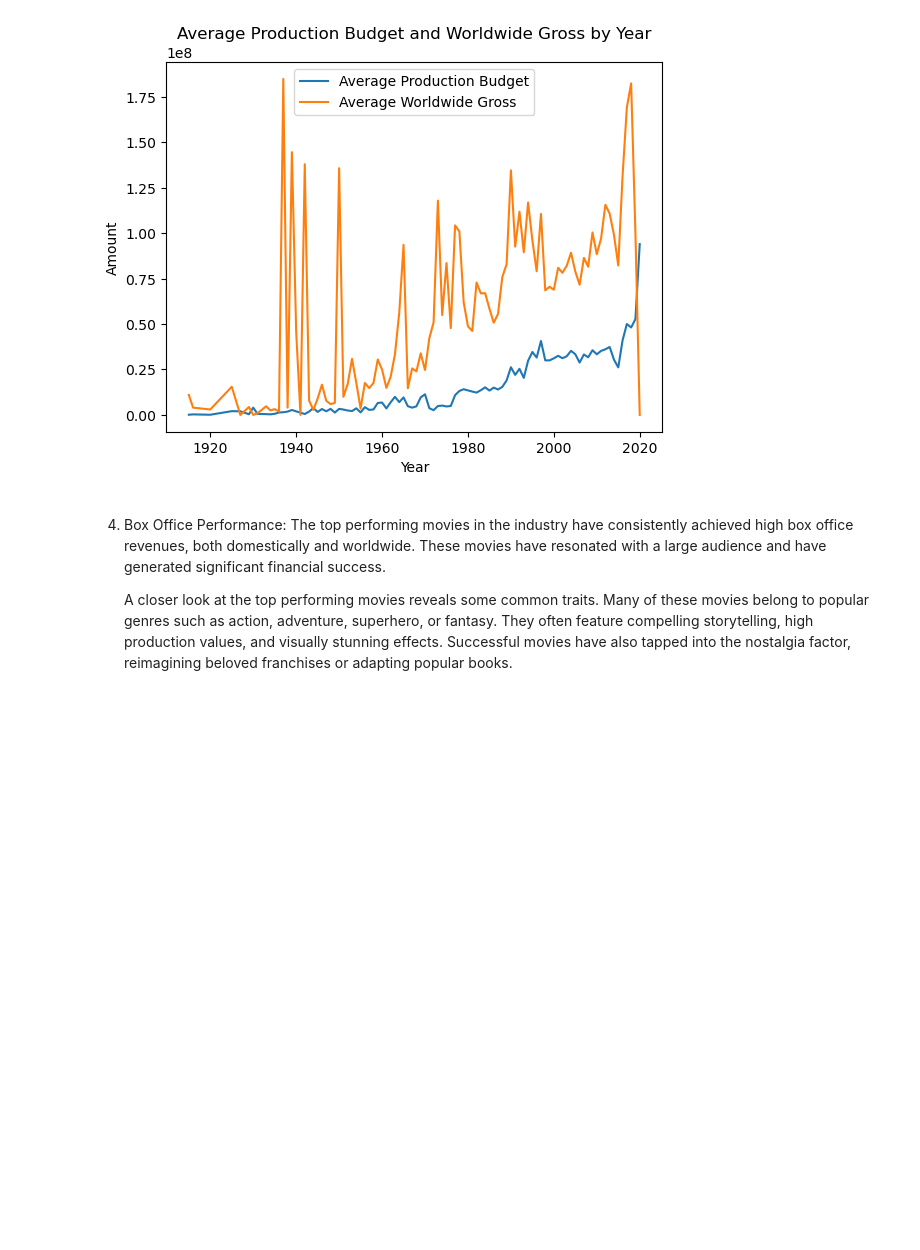
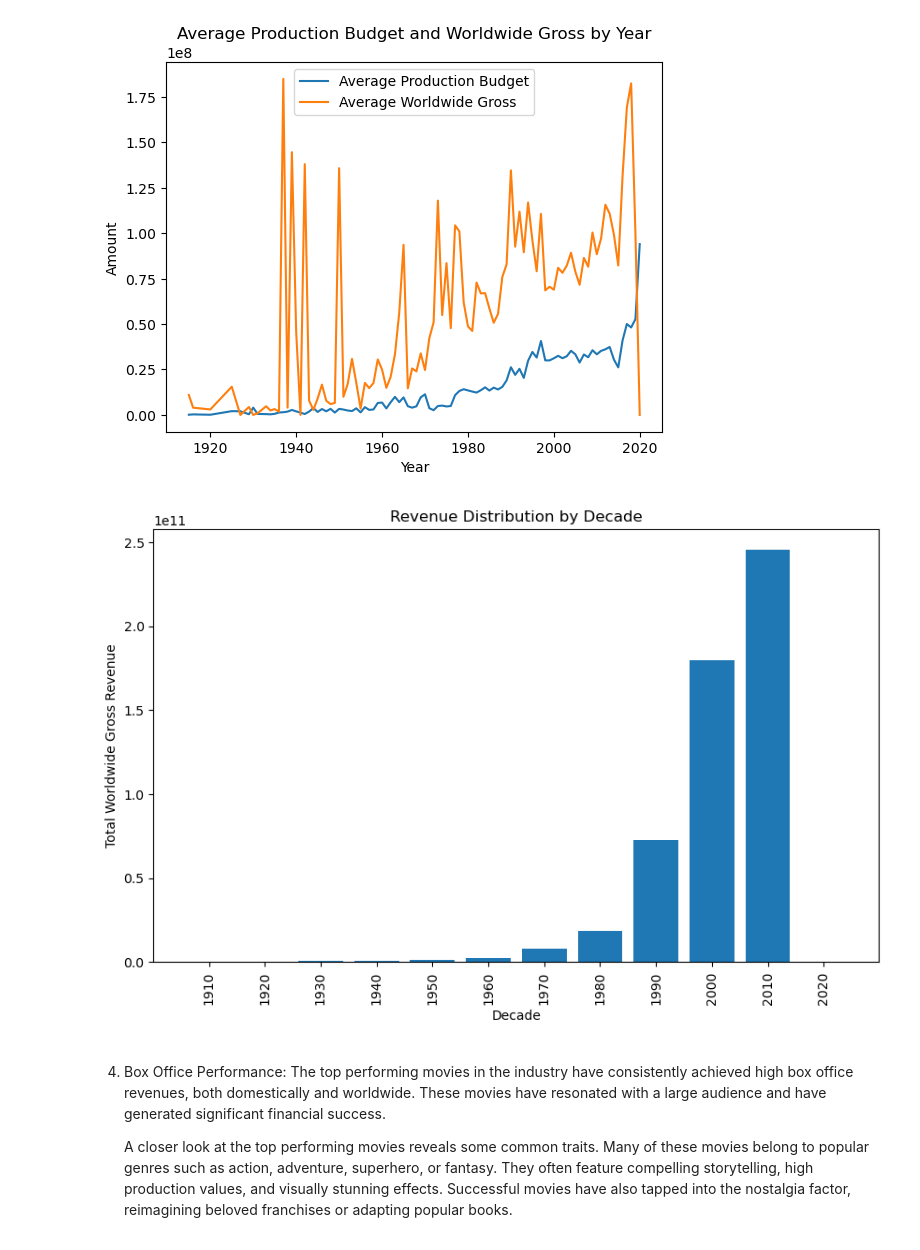
Before and after one commit to Ivan3864/Microsoft-Movie-Studio-Analysis, a Jupyter notebook: insight.ipynb, the cells around one changed output. Drawn from its saved outputs; the diff is of its cells as text; code cells hidden in the pictures; blank space fills up the shorter version.

```diff
--- a/insight.ipynb
+++ b/insight.ipynb
@@ -783,6 +785,22 @@ plt.legend()
 plt.show()
 # %% [output]
 [figure]
+# %%
+dataset3['Decade'] = dataset3['Release Date'].dt.year // 10 * 10
+
+# Group the data by decade and calculate the total worldwide gross revenue
+decade_revenue = dataset3.groupby('Decade')['Worldwide Gross'].sum()
+
+# Create a bar chart
+plt.figure(figsize=(10, 6))
+plt.bar(decade_revenue.index.astype(str), decade_revenue.values)
+plt.xlabel('Decade')
+plt.ylabel('Total Worldwide Gross Revenue')
+plt.title('Revenue Distribution by Decade')
+plt.xticks(rotation=90)
+plt.show()
+# %% [output]
+[figure, added]
 # %% [markdown]
 4. Box Office Performance: The top performing movies in the industry have consistently achieved high box office revenues, both domestically and worldwide. These movies have resonated with a large audience and have generated significant financial success.
 
```
Also changed, not shown: parts of 3 cells of this notebook.
